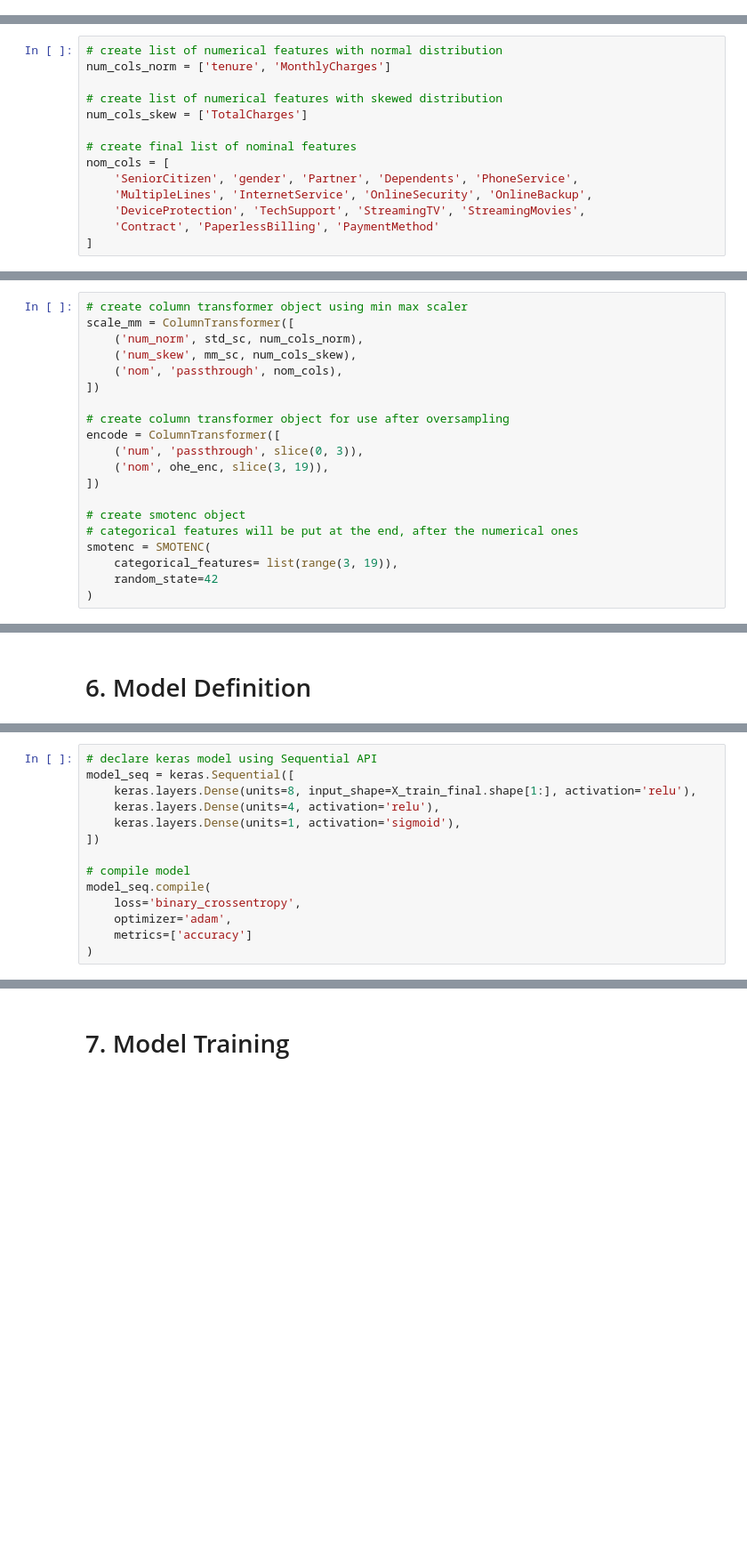
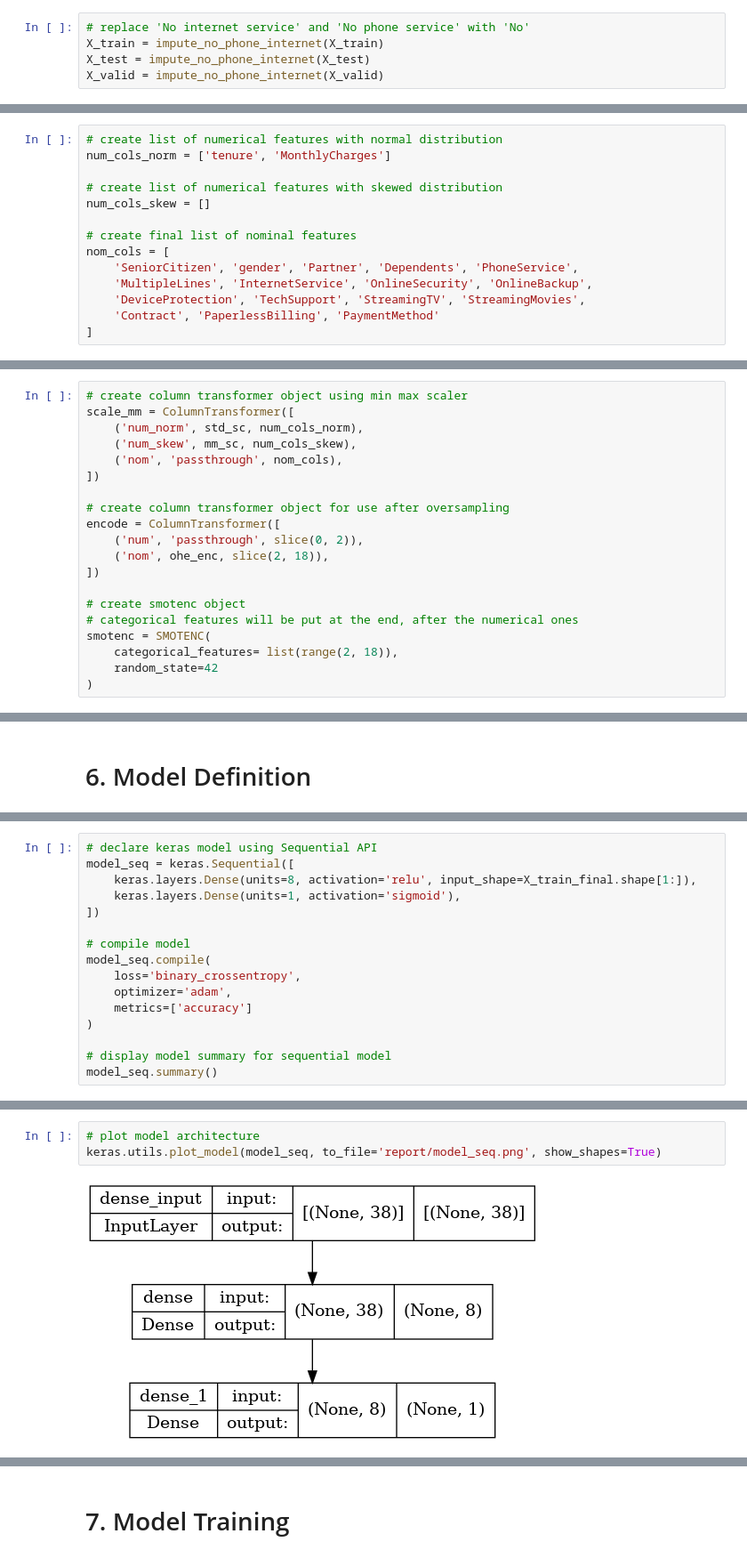
Before and after one commit to NikkiSatmaka/sticky-customers-operation, a Jupyter notebook: h8dsft_Milestone1P2_nikki_satmaka.ipynb, the cells around one changed output, grey strips where cells are left out. Shown at 89% size. Cells and saved outputs as stored; diff of their text form; blank space fills up the shorter version.

Commit message:
finalize modeling

```diff
--- a/h8dsft_Milestone1P2_nikki_satmaka.ipynb
+++ b/h8dsft_Milestone1P2_nikki_satmaka.ipynb
@@ -953,3 +943,8 @@ Great! We have no more missing values
+# %%
+# replace 'No internet service' and 'No phone service' with 'No'
+X_train = impute_no_phone_internet(X_train)
+X_test = impute_no_phone_internet(X_test)
+X_valid = impute_no_phone_internet(X_valid)
 # %% [markdown]
 ## Feature Selection
 # %% [markdown]
@@ -993,7 +989,7 @@ outlier_summary(X_train[num_cols], 1.5).sort_values(by='dist')
 num_cols_norm = ['tenure', 'MonthlyCharges']
 
 # create list of numerical features with skewed distribution
-num_cols_skew = ['TotalCharges']
+num_cols_skew = []
 
 # create final list of nominal features
 nom_cols = [
@@ -1054,14 +1050,14 @@ scale_mm = ColumnTransformer([
 
 # create column transformer object for use after oversampling
 encode = ColumnTransformer([
-    ('num', 'passthrough', slice(0, 3)),
-    ('nom', ohe_enc, slice(3, 19)),
+    ('num', 'passthrough', slice(0, 2)),
+    ('nom', ohe_enc, slice(2, 18)),
 ])
 
 # create smotenc object
 # categorical features will be put at the end, after the numerical ones
 smotenc = SMOTENC(
-    categorical_features= list(range(3, 19)),
+    categorical_features= list(range(2, 18)),
     random_state=42
 )
 # %% [markdown]
@@ -1166,8 +1175,7 @@ To enable them in other operations, rebuild TensorFlow with the appropriate comp
 # %%
 # declare keras model using Sequential API
 model_seq = keras.Sequential([
-    keras.layers.Dense(units=8, input_shape=X_train_final.shape[1:], activation='relu'),
-    keras.layers.Dense(units=4, activation='relu'),
+    keras.layers.Dense(units=8, activation='relu', input_shape=X_train_final.shape[1:]),
     keras.layers.Dense(units=1, activation='sigmoid'),
 ])
 
@@ -1177,3 +1185,6 @@ model_seq.compile(
     optimizer='adam',
     metrics=['accuracy']
 )
+
+# display model summary for sequential model
+model_seq.summary()
@@ -1200,0 +1205,5 @@ _________________________________________________________________
+# %%
+# plot model architecture
+keras.utils.plot_model(model_seq, to_file='report/model_seq.png', show_shapes=True)
+# %% [output]
+[figure, added]
```
Also changed, not shown: parts of 84 cells of this notebook, 7 other files.
